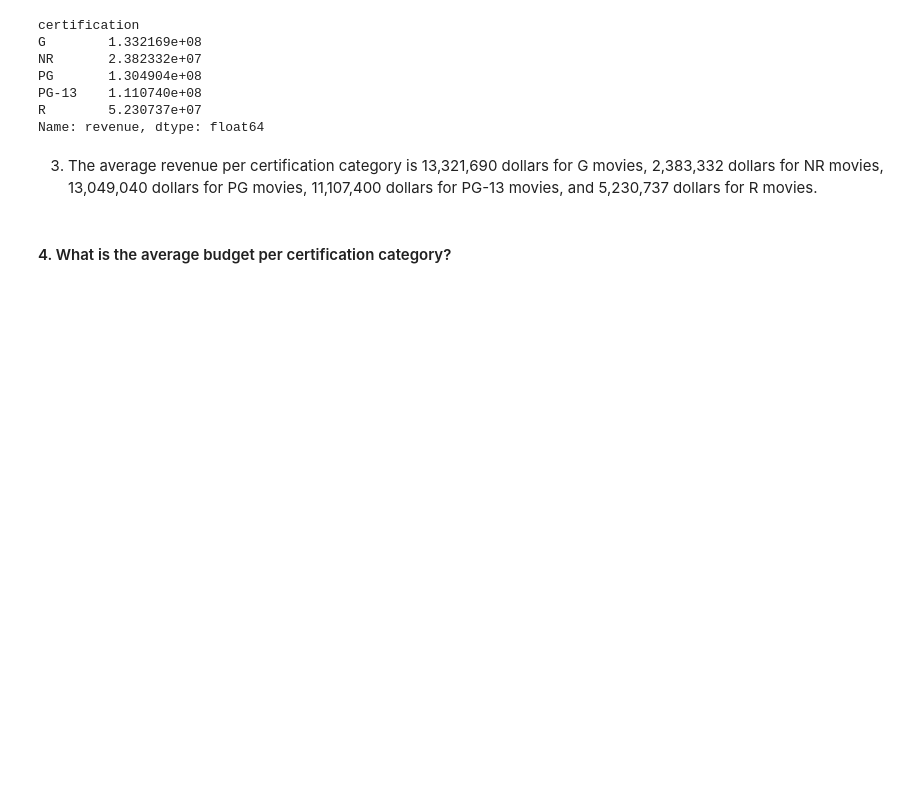
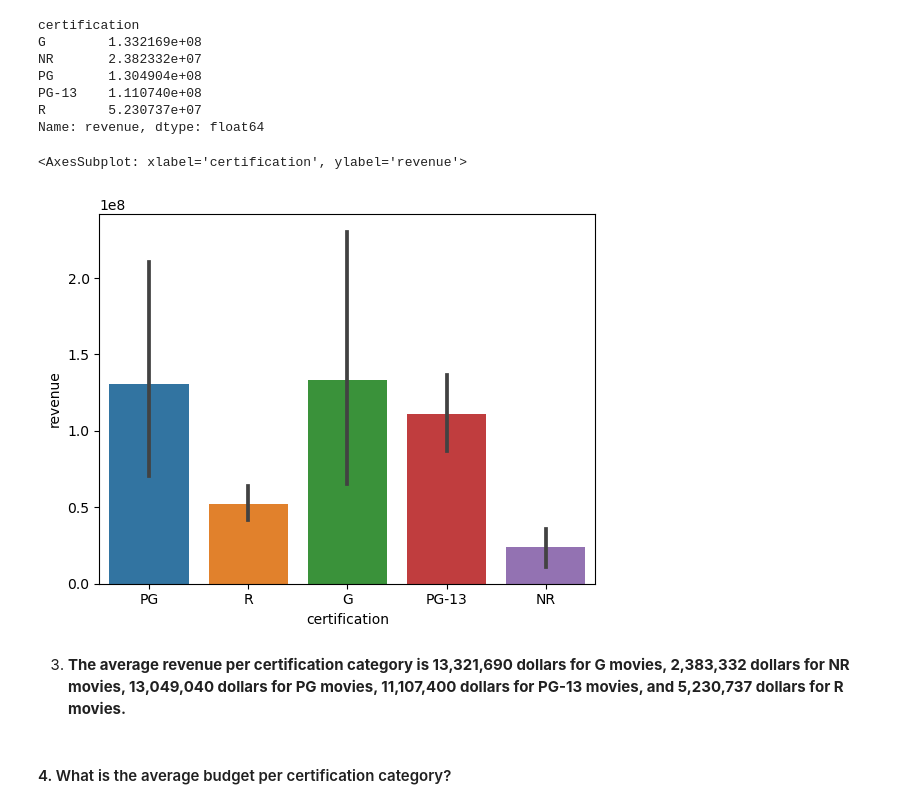
Before and after one commit to stp511/Business-Problem--Movies, a Jupyter notebook: Project 3 Part 2-Exploratory-Data-Analysis.ipynb, the cells around one changed output. Cells and saved outputs as stored; diff of their text form; code cells hidden in the pictures; blank space fills up the shorter version.

Commit message:
Project 3 Part 2
Extracted Data from TMDB and Exploratory Data Analysis

```diff
--- a/Project 3 Part 2-Exploratory-Data-Analysis.ipynb
+++ b/Project 3 Part 2-Exploratory-Data-Analysis.ipynb
@@ -139,8 +142,14 @@ PG       1.304904e+08
 PG-13    1.110740e+08
 R        5.230737e+07
 Name: revenue, dtype: float64
+# %%
+## Plot a bar plot of the average revenue for different certifications
+sns.barplot(data=df_movies, y='revenue', x='certification',)
+# %% [output]
+<AxesSubplot: xlabel='certification', ylabel='revenue'>
+[figure, added]
 # %% [markdown]
-3. The average revenue per certification category is 13,321,690 dollars for G movies, 2,383,332 dollars for NR movies, 13,049,040 dollars for PG movies, 11,107,400 dollars for PG-13 movies, and 5,230,737 dollars for R movies.
+3. **The average revenue per certification category is 13,321,690 dollars for G movies, 2,383,332 dollars for NR movies, 13,049,040 dollars for PG movies, 11,107,400 dollars for PG-13 movies, and 5,230,737 dollars for R movies.**
 # %% [markdown]
 #### 4. What is the average budget per certification category?
 # %%
```
Also changed, not shown: parts of 7 cells of this notebook, 1 other file.
